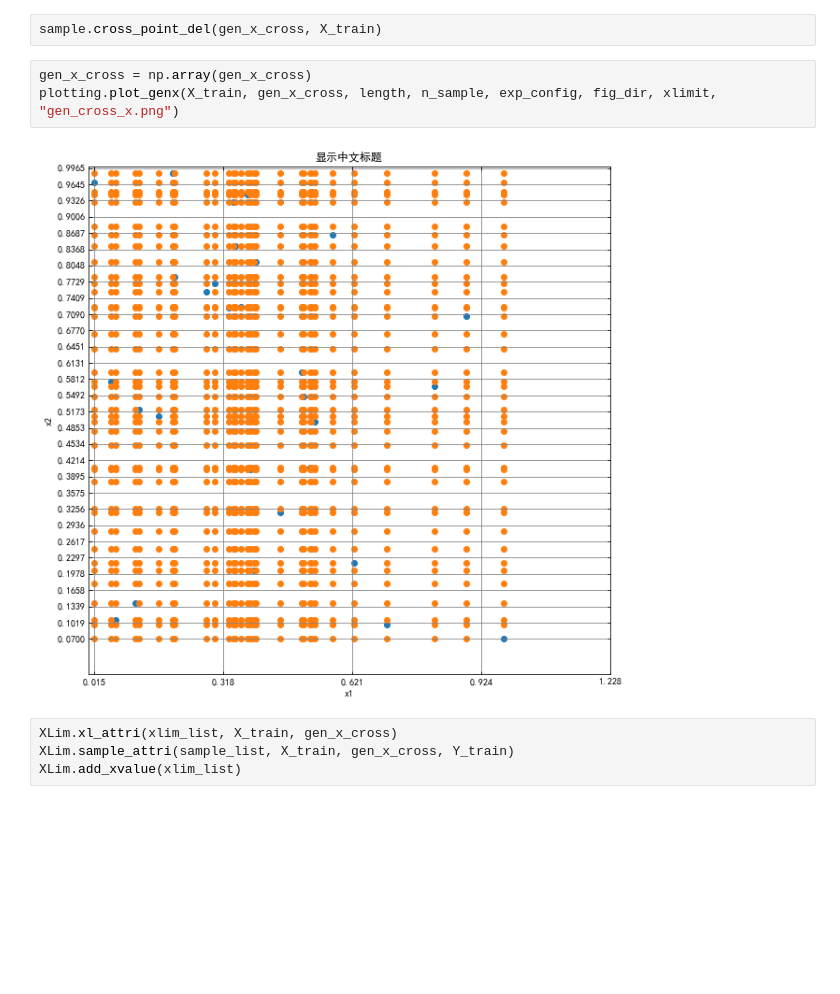
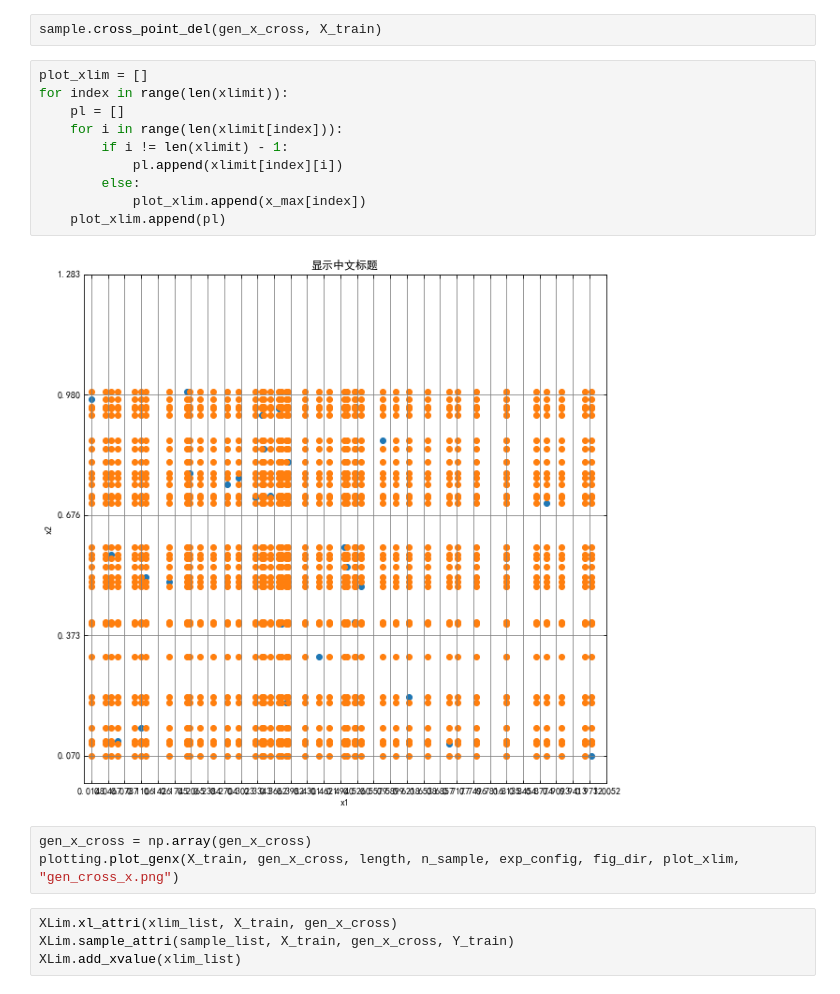
Before and after one commit to Aries-my/VSG, a Jupyter notebook: notebook/synthetic_data.ipynb, the cells around one changed output. Cells and saved outputs as stored; diff of their text form; blank space fills up the shorter version.

```diff
--- a/notebook/synthetic_data.ipynb
+++ b/notebook/synthetic_data.ipynb
@@ -175,11 +175,21 @@ XLim.sample_feature(xlim_list, sample_list, x_value)
 gen_x_cross = sample.gen_product(x_value)
 # %%
 sample.cross_point_del(gen_x_cross, X_train)
+# %%
+plot_xlim = []
+for index in range(len(xlimit)):
+    pl = []
+    for i in range(len(xlimit[index])):
+        if i != len(xlimit) - 1:
+            pl.append(xlimit[index][i])
+        else:
+            plot_xlim.append(x_max[index])
+    plot_xlim.append(pl)
+# %% [output]
+[figure, added]
 # %%
 gen_x_cross = np.array(gen_x_cross)
-plotting.plot_genx(X_train, gen_x_cross, length, n_sample, exp_config, fig_dir, xlimit, "gen_cross_x.png")
+plotting.plot_genx(X_train, gen_x_cross, length, n_sample, exp_config, fig_dir, plot_xlim, "gen_cross_x.png")
-# %% [output]
-[figure, removed]
 # %%
 XLim.xl_attri(xlim_list, X_train, gen_x_cross)
 XLim.sample_attri(sample_list, X_train, gen_x_cross, Y_train)
```
Also changed, not shown: parts of 11 cells of this notebook, 3 other files.
